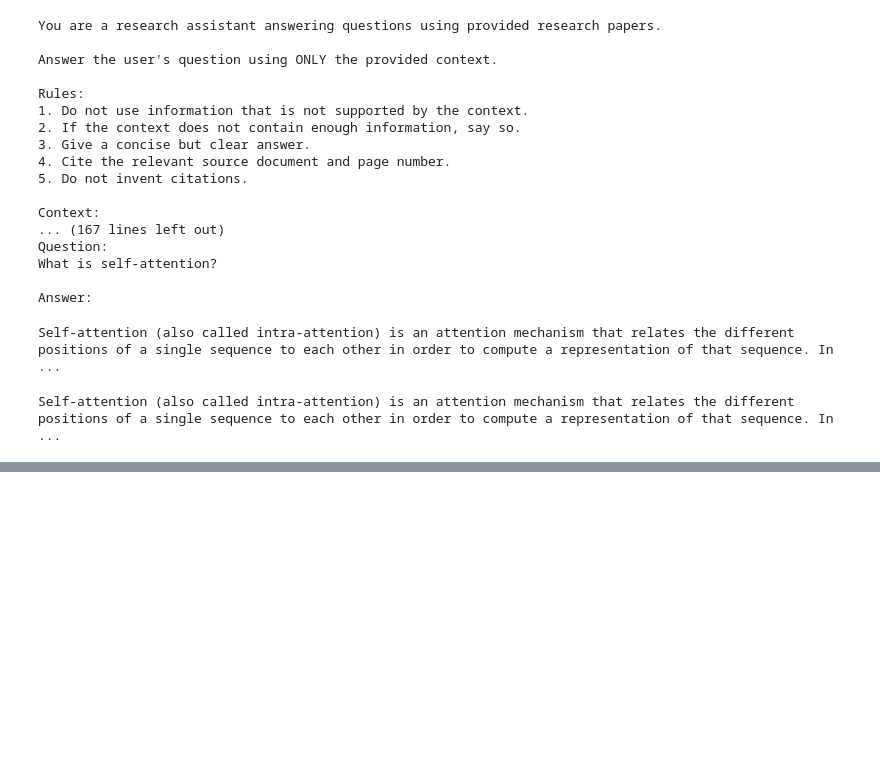
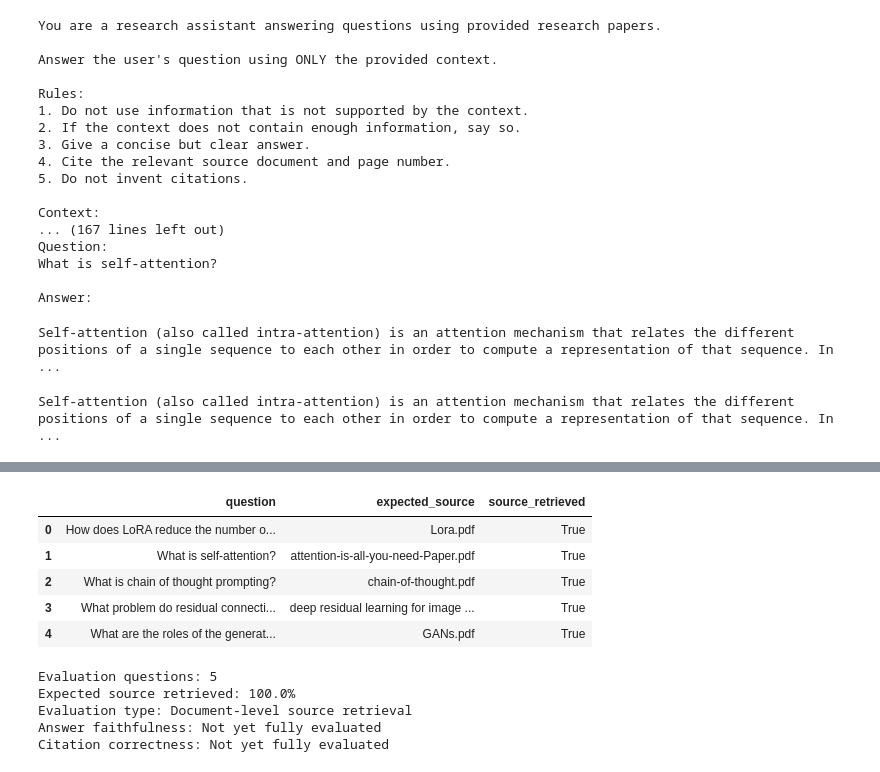
Before and after one commit to sanskar407/ResearchRAG, a Jupyter notebook: notebooks/03_vector_retrieval.ipynb, the cells around one changed output, grey strips where cells are left out. Cells and saved outputs as stored; diff of their text form; code cells hidden in the pictures; blank space fills up the shorter version.

```diff
--- a/notebooks/03_vector_retrieval.ipynb
+++ b/notebooks/03_vector_retrieval.ipynb
@@ -1091,0 +1448,16 @@ Self‑attention (also called intra‑attention) is an attention mechanism that
+# %%
+for i, source in enumerate(result["sources"], start=1):
+    chunk = next(
+        chunk for chunk in chunks
+        if chunk["chunk_id"] == source["chunk_id"]
+    )
+
+    print("=" * 80)
+    print(f"SOURCE {i}")
+    print(f"Document: {source['source']}")
+    print(f"Page: {source['page']}")
+    print(f"Chunk ID: {source['chunk_id']}")
+    print(f"Reranker score: {source['rerank_score']:.4f}")
+    print("-" * 80)
+    print(chunk["text"])
+    print()
@@ -1091,0 +1560,9 @@ Self‑attention (also called intra‑attention) is an attention mechanism that
+# %%
+for i, record in enumerate(quality_records, start=1):
+    print("=" * 80)
+    print(f"QUESTION {i}: {record['query']}")
+    print(f"Expected source: {record['expected_source']}")
+    print(f"Source retrieved: {record['source_retrieved']}")
+    print(f"Retrieved sources: {record['retrieved_sources']}")
+    print("\nANSWER:")
+    print(record["answer"])
@@ -1091,0 +1587,40 @@ Self‑attention (also called intra‑attention) is an attention mechanism that
+# %%
+review_df = pd.DataFrame([
+    {
+        "question": record["query"],
+        "expected_source": record["expected_source"],
+        "source_retrieved": record["source_retrieved"],
+        "answer": record["answer"],
+    }
+    for record in quality_records
+])
+
+display(
+    review_df[
+        ["question", "expected_source", "source_retrieved"]
+    ]
+)
+# %% [output]
+|  | question | expected_source | source_retrieved |
+| 0 | How does LoRA reduce the number o... | Lora.pdf | True |
+| 1 | What is self-attention? | attention-is-all-you-need-Paper.pdf | True |
+| 2 | What is chain of thought prompting? | chain-of-thought.pdf | True |
+| 3 | What problem do residual connecti... | deep residual learning for image ... | True |
+| 4 | What are the roles of the generat... | GANs.pdf | True |
+# %%
+retrieval_success_rate = (
+    sum(record["source_retrieved"] for record in quality_records)
+    / len(quality_records)
+)
+
+print(f"Evaluation questions: {len(quality_records)}")
+print(f"Expected source retrieved: {retrieval_success_rate:.1%}")
+print("Evaluation type: Document-level source retrieval")
+print("Answer faithfulness: Not yet fully evaluated")
+print("Citation correctness: Not yet fully evaluated")
+# %% [output]
+Evaluation questions: 5
+Expected source retrieved: 100.0%
+Evaluation type: Document-level source retrieval
+Answer faithfulness: Not yet fully evaluated
+Citation correctness: Not yet fully evaluated
```
Also changed, not shown: parts of 14 cells of this notebook.
